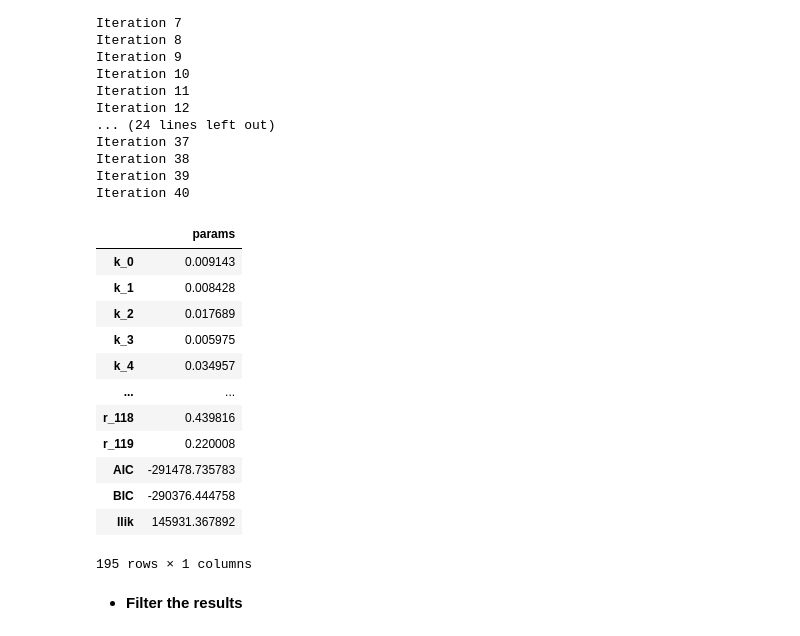
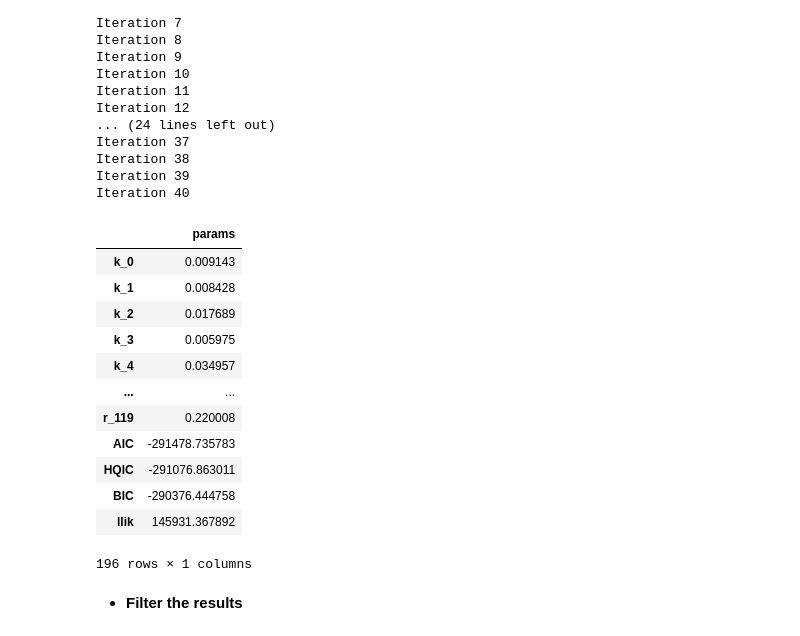
Before and after one commit to euanbronsky8/Thesis, a Jupyter notebook: 3. Model Estimation.ipynb, the cells around one changed output. Saved outputs shown, nothing was run; the diff lists cells and outputs as text; code cells hidden in the pictures.

```diff
--- a/3. Model Estimation.ipynb
+++ b/3. Model Estimation.ipynb
@@ -31,16 +35,6 @@ import statsmodels.formula.api as smf
 # %%
 # Import data
 data = pd.read_parquet("/Users/euanbronsky/Downloads/data_final_final.parquet")
-
-# Adjust the DataFrame
-data = data.assign(
-    forward_price = np.exp(data['r'] * data['T']) * data['underlying_last'],
-    M=lambda x: np.log(x['strike'] / x['forward_price']) / np.sqrt(x['T']),
-    log_iv=np.log(data['iv_fun']),
-    moneyness_squared=lambda x: x['M'] **2,
-    interaction= lambda x: x['T'] * x['M'],
-    constant=1
-).sort_values(['quote_date', 'moneyness_group', 'maturity_group']).reset_index(drop=True)
 
 # Locate the correct indices
 data_select = data.loc[data.groupby(['quote_date', 'moneyness_group', 'maturity_group'])['distance'].idxmin()]
@@ -354,6 +352,7 @@ par_vec = np.r_[c, np.diag(T), np.diag(Q), sigma2]
 n_obs = x_train['quote_date'].nunique()
 k_params = len(par_vec)
 aic = 2 * k_params - 2 * llik
+hqic = 2 * np.log(np.log(n_obs)) * k_params - 2 * llik
 bic = np.log(n_obs) * k_params - 2 * llik
 
 # Index
@@ -368,6 +367,7 @@ df_par = pd.DataFrame({
     'params': par_vec
 }, index=index)
 df_par.loc['AIC'] = aic
+df_par.loc['HQIC'] = hqic
 df_par.loc['BIC'] = bic
 df_par.loc['llik'] = llik
 df_par
@@ -725,6 +725,7 @@ par_vec_ou = np.r_[k_ou, theta_ou, gamma_ou, sigma2_ou, corr_params_ou]
 # Compute AIC and BIC
 k_params_ou = len(par_vec_ou)
 aic_ou = 2 * k_params_ou - 2 * llik_ou
+hqic_ou = 2 * np.log(np.log(n_obs)) * k_params_ou - 2 * llik_ou
 bic_ou = np.log(n_obs) * k_params_ou - 2 * llik_ou
 
 # Index
@@ -740,6 +741,7 @@ df_par_ou = pd.DataFrame({
     'params': par_vec_ou
 }, index=index_ou)
 df_par_ou.loc['AIC'] = aic_ou
+df_par_ou.loc['HQIC'] = hqic_ou
 df_par_ou.loc['BIC'] = bic_ou
 df_par_ou.loc['llik'] = llik_ou
 df_par_ou
@@ -1216,39 +1218,41 @@ par_vec_spline = np.r_[k_spline, theta_spline, gamma_spline, sigma2_spline, corr
 # Compute AIC and BIC
 n_obs_spline = x_train_spline['quote_date'].nunique()
 k_params_spline = len(par_vec_spline)
 aic_spline = 2 * k_params_spline - 2 * llik_spline
+hqic_spline = 2 * np.log(np.log(n_obs_spline)) * k_params_spline - 2 * llik_spline
 bic_spline = np.log(n_obs_spline) * k_params_spline - 2 * llik_spline
 
 # Index
 index_spline = (
         [f'k_{i}' for i in range(len(k_spline))] +
         [f'theta_{i}' for i in range(len(theta_spline))] +
         [f'gamma_{i}' for i in range(len(gamma_spline))] +
         [f'Sigma^2_{i}' for i in range(len(sigma2_spline))] +
         [f'r_{i}' for i in range(len(corr_params_spline))])
 
 # Store results in dataframe
 df_par_spline = pd.DataFrame({
     'params': par_vec_spline
 }, index=index_spline)
 df_par_spline.loc['AIC'] = aic_spline
+df_par_spline.loc['HQIC'] = hqic_spline
 df_par_spline.loc['BIC'] = bic_spline
 df_par_spline.loc['llik'] = llik_spline
 df_par_spline
 # %% [output]
 |  | params |
 | k_0 | 0.009143 |
 | k_1 | 0.008428 |
 | k_2 | 0.017689 |
 | k_3 | 0.005975 |
 | k_4 | 0.034957 |
 | ... | ... |
-| r_118 | 0.439816 |
 | r_119 | 0.220008 |
 | AIC | -291478.735783 |
+| HQIC | -291076.863011 |
 | BIC | -290376.444758 |
 | llik | 145931.367892 |
-195 rows × 1 columns
+196 rows × 1 columns
 # %% [markdown]
 - **Filter the results**
 # %%
```
Also changed, not shown: parts of 37 cells of this notebook.
